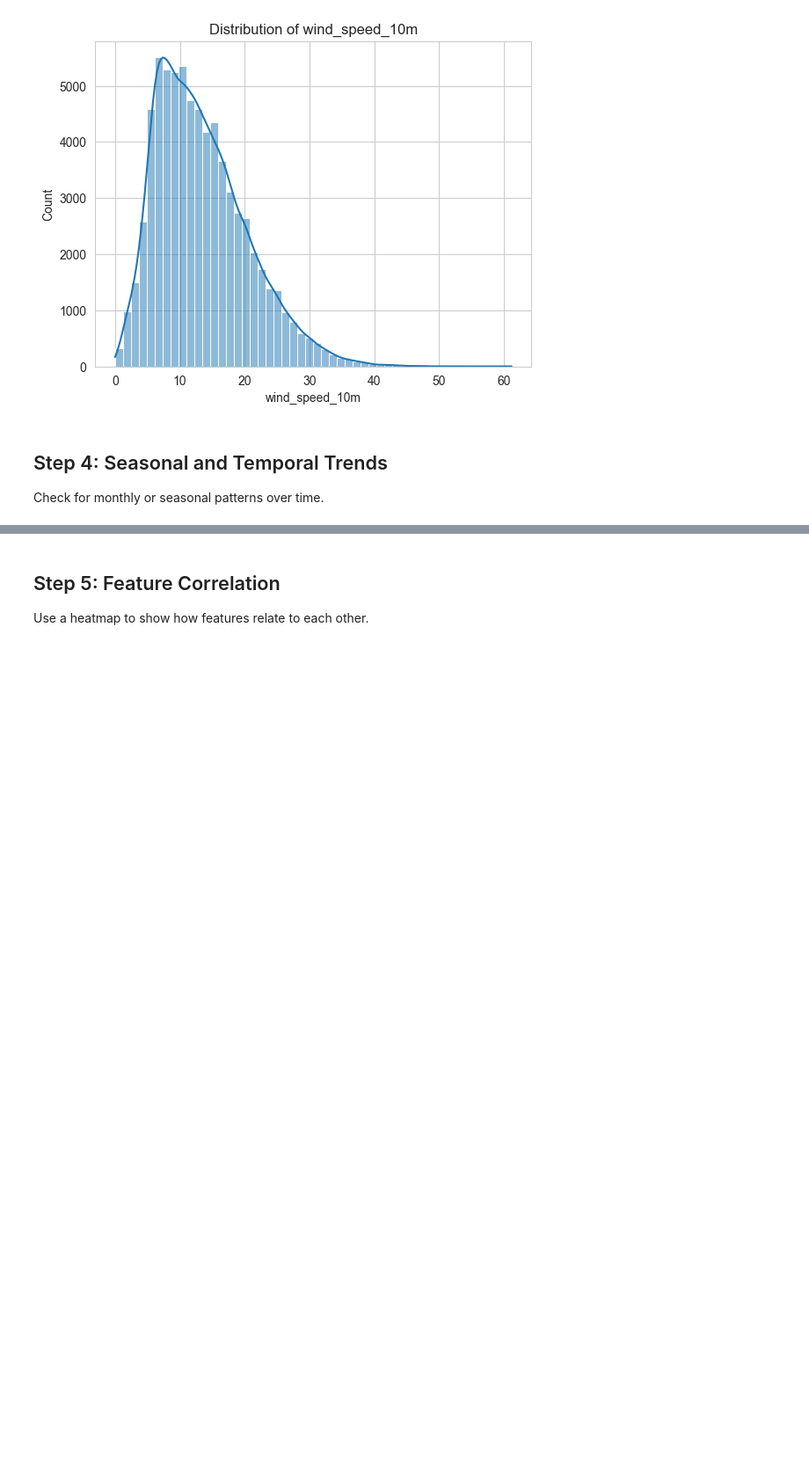
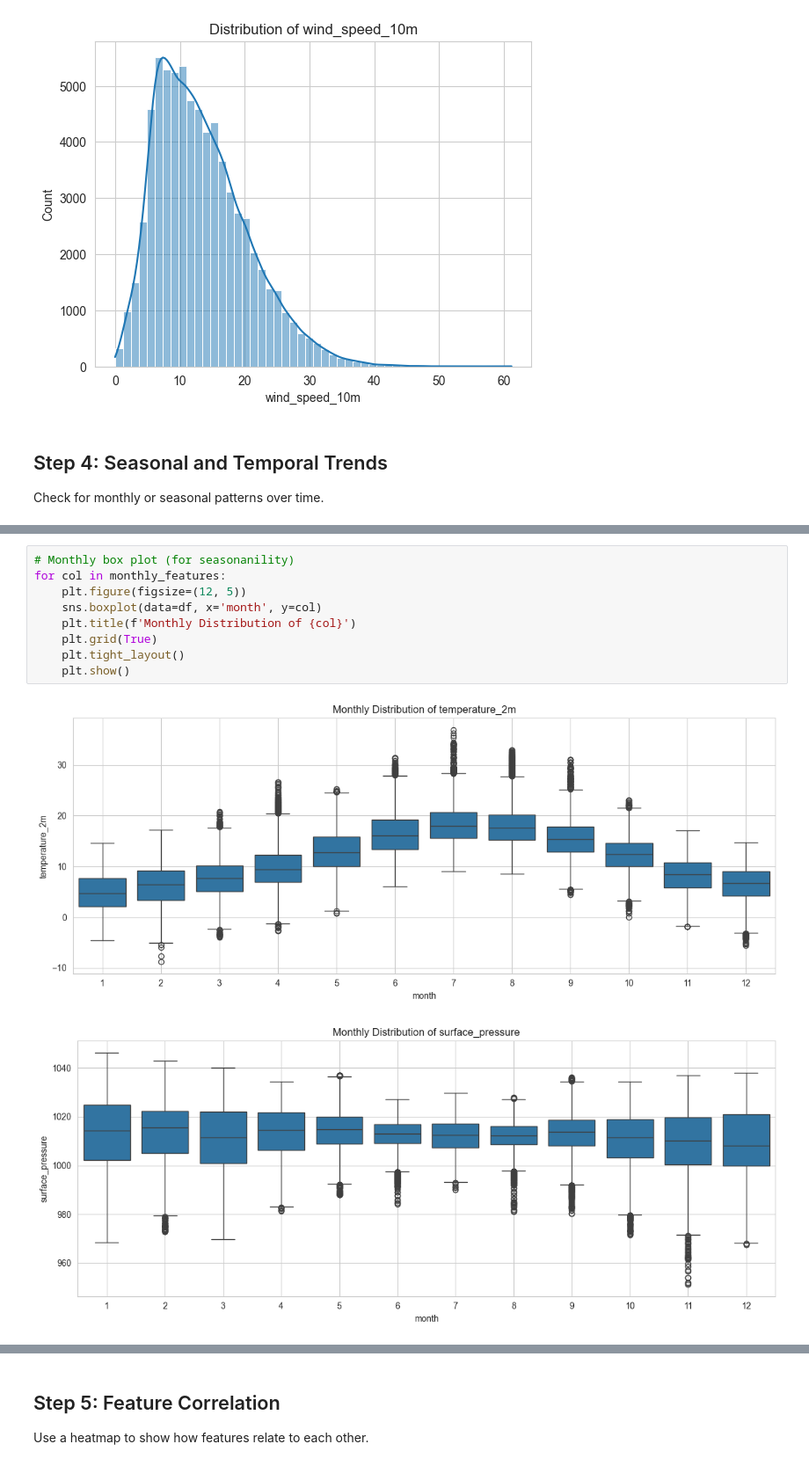
Before and after one commit to Jeremiah-Bachtin/comp1884-group6-weather-anomaly-detection-system, a Jupyter notebook: notebooks/notebook_jeremy_EDA.ipynb, the cells around one changed output, grey strips where cells are left out. Shown at 88% size. Saved outputs shown, nothing was run; the diff lists cells and outputs as text; blank space fills up the shorter version.

```diff
--- a/notebooks/notebook_jeremy_EDA.ipynb
+++ b/notebooks/notebook_jeremy_EDA.ipynb
@@ -131,0 +104,12 @@ for col in ['temperature_2m', 'surface_pressure', 'precipitation', 'wind_speed_1
+# %%
+# Monthly box plot (for seasonanility)
+for col in monthly_features:
+    plt.figure(figsize=(12, 5))
+    sns.boxplot(data=df, x='month', y=col)
+    plt.title(f'Monthly Distribution of {col}')
+    plt.grid(True)
+    plt.tight_layout()
+    plt.show()
+# %% [output]
+[figure, added]
+[figure, added]
```
Also changed, not shown: parts of 7 cells of this notebook.
